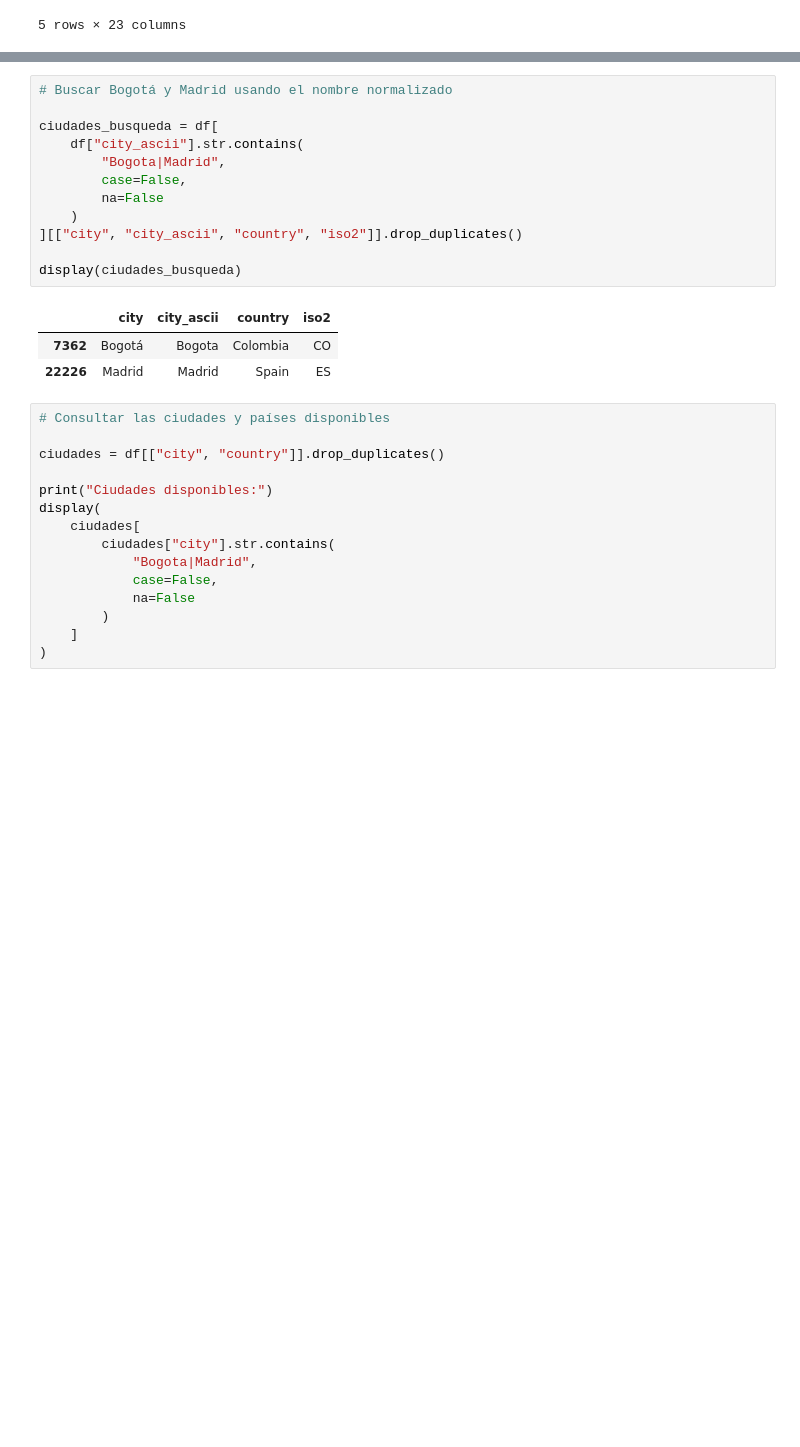
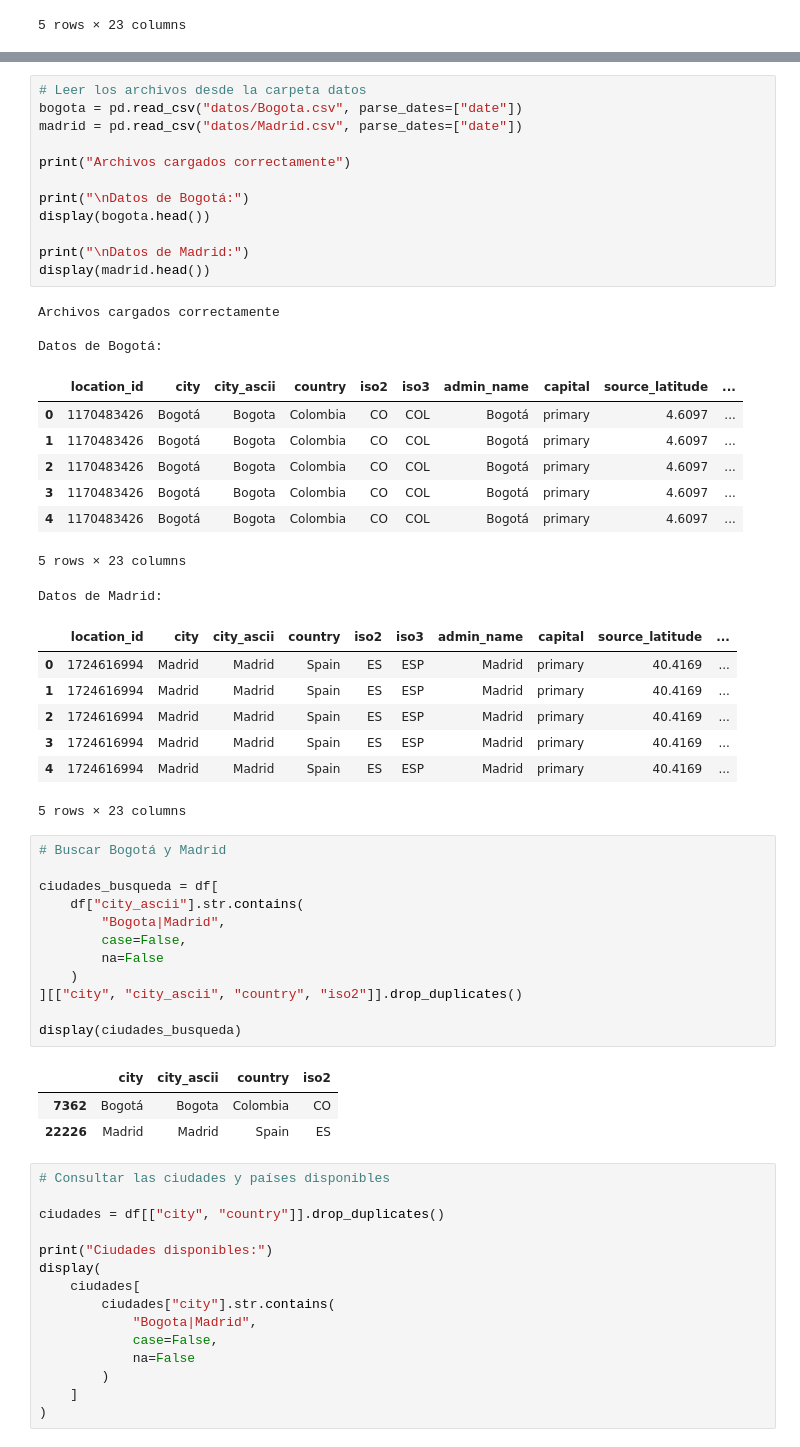
Before and after one commit to fredy10zs/analitica, a Jupyter notebook: EA3_comparacion_climatica/EA3_Fredy_Ramirez.ipynb, the cells around one changed output, grey strips where cells are left out. Drawn from its saved outputs; the diff is of its cells as text; blank space fills up the shorter version.

Commit message:
archivos csv suboidos

```diff
--- a/EA3_comparacion_climatica/EA3_Fredy_Ramirez.ipynb
+++ b/EA3_comparacion_climatica/EA3_Fredy_Ramirez.ipynb
@@ -64,5 +99,36 @@ Columnas disponibles:
+# %%
+# Leer los archivos desde la carpeta datos
+bogota = pd.read_csv("datos/Bogota.csv", parse_dates=["date"])
+madrid = pd.read_csv("datos/Madrid.csv", parse_dates=["date"])
+
+print("Archivos cargados correctamente")
+
+print("\nDatos de Bogotá:")
+display(bogota.head())
+
+print("\nDatos de Madrid:")
+display(madrid.head())
+# %% [output]
+Archivos cargados correctamente
+
+Datos de Bogotá:
+|  | location_id | city | city_ascii | country | iso2 | iso3 | admin_name | capital | source_latitude | ... |
+| 0 | 1170483426 | Bogotá | Bogota | Colombia | CO | COL | Bogotá | primary | 4.6097 | ... |
+| 1 | 1170483426 | Bogotá | Bogota | Colombia | CO | COL | Bogotá | primary | 4.6097 | ... |
+| 2 | 1170483426 | Bogotá | Bogota | Colombia | CO | COL | Bogotá | primary | 4.6097 | ... |
+| 3 | 1170483426 | Bogotá | Bogota | Colombia | CO | COL | Bogotá | primary | 4.6097 | ... |
+| 4 | 1170483426 | Bogotá | Bogota | Colombia | CO | COL | Bogotá | primary | 4.6097 | ... |
+5 rows × 23 columns
+Datos de Madrid:
+|  | location_id | city | city_ascii | country | iso2 | iso3 | admin_name | capital | source_latitude | ... |
+| 0 | 1724616994 | Madrid | Madrid | Spain | ES | ESP | Madrid | primary | 40.4169 | ... |
+| 1 | 1724616994 | Madrid | Madrid | Spain | ES | ESP | Madrid | primary | 40.4169 | ... |
+| 2 | 1724616994 | Madrid | Madrid | Spain | ES | ESP | Madrid | primary | 40.4169 | ... |
+| 3 | 1724616994 | Madrid | Madrid | Spain | ES | ESP | Madrid | primary | 40.4169 | ... |
+| 4 | 1724616994 | Madrid | Madrid | Spain | ES | ESP | Madrid | primary | 40.4169 | ... |
+5 rows × 23 columns
 # %%
-# Buscar Bogotá y Madrid usando el nombre normalizado
+# Buscar Bogotá y Madrid
 
 ciudades_busqueda = df[
     df["city_ascii"].str.contains(
```
Also changed, not shown: parts of 1 cell of this notebook, 2 other files.
